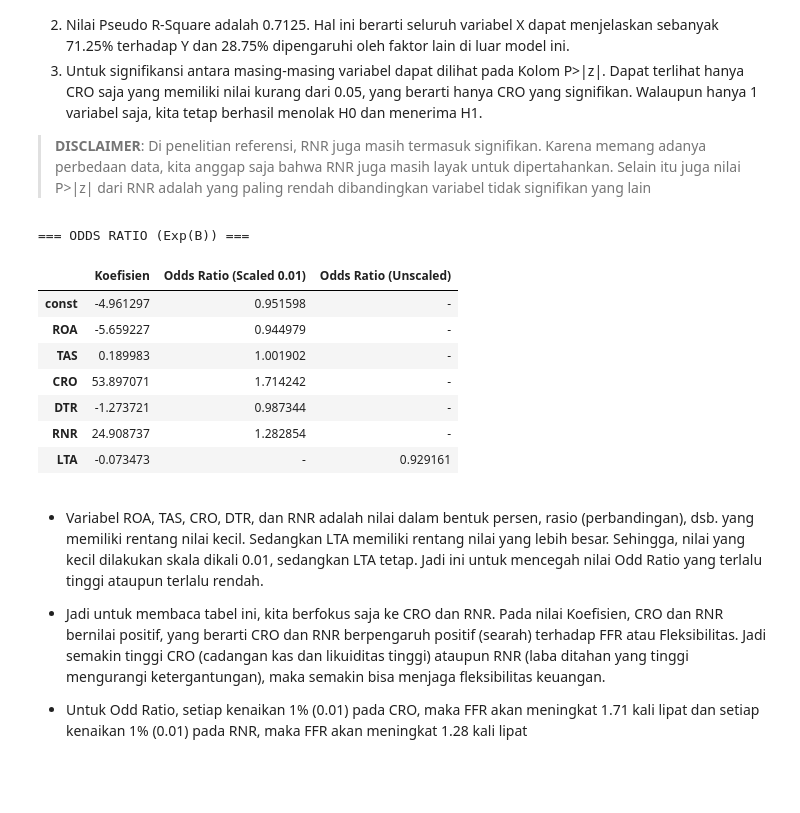
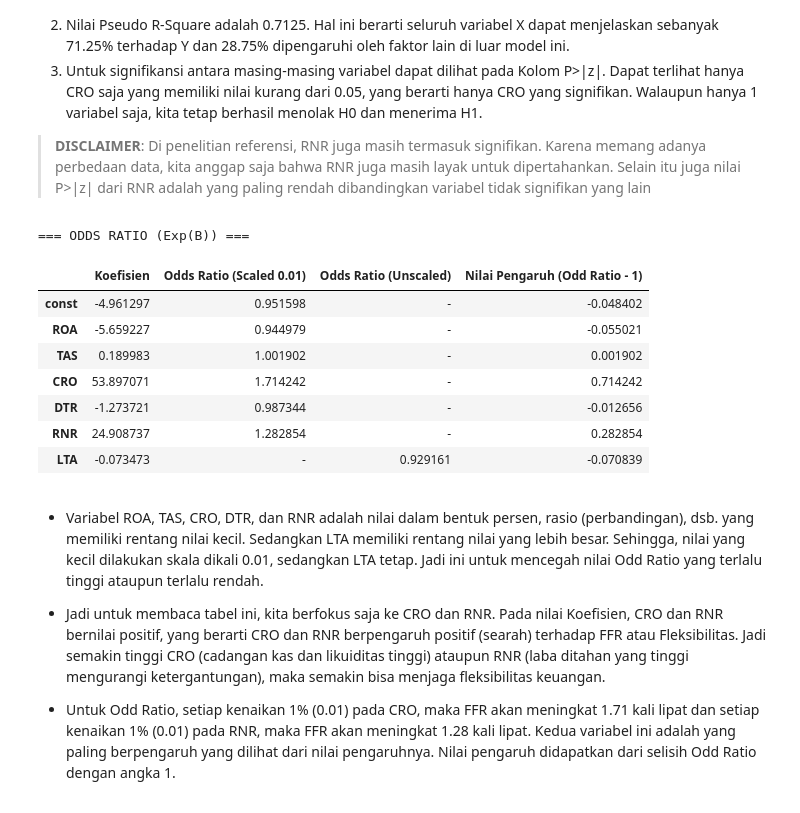
Before and after one commit to Otniel113/FinanceManagement, a Jupyter notebook: Faktor-Fleksibilitas-Keuangan/01_Regresi_Logistik.ipynb, the cells around one changed output. Cells and saved outputs as stored; diff of their text form; code cells hidden in the pictures; blank space fills up the shorter version.

```diff
--- a/Faktor-Fleksibilitas-Keuangan/01_Regresi_Logistik.ipynb
+++ b/Faktor-Fleksibilitas-Keuangan/01_Regresi_Logistik.ipynb
@@ -219,44 +236,56 @@ Hal-hal yang bisa diobservasi:
 # %%
 print("=== ODDS RATIO (Exp(B)) ===")
 
 # Menghitung Odds Ratio berdasarkan kondisi
 scaled_or = []
 unscaled_or = []
+nilai_pengaruh = []
 
 for idx, val in result.params.items():
     # Logika untuk kolom 2 (Scaled 0.01) - Tidak berlaku untuk LTA
     if idx == 'LTA':
-        scaled_or.append('-')
+        scaled_val = '-'
+        scaled_or.append(scaled_val)
     else:
-        scaled_or.append(np.exp(val * 0.01))
+        scaled_val = np.exp(val * 0.01)
+        scaled_or.append(scaled_val)
 
     # Logika untuk kolom 3 (Unscaled) - Hanya berlaku untuk LTA
     if idx == 'LTA':
-        unscaled_or.append(np.exp(val))
+        unscaled_val = np.exp(val)
+        unscaled_or.append(unscaled_val)
     else:
-        unscaled_or.append('-')
+        unscaled_val = '-'
+        unscaled_or.append(unscaled_val)
+
+    # Menghitung Nilai Pengaruh (OR - 1)
+    if idx == 'LTA':
+        nilai_pengaruh.append(unscaled_val - 1)
+    else:
+        nilai_pengaruh.append(scaled_val - 1)
 
 # Membuat DataFrame hasil
 odds_ratio_df = pd.DataFrame({
     'Koefisien': result.params,
     'Odds Ratio (Scaled 0.01)': scaled_or,
-    'Odds Ratio (Unscaled)': unscaled_or
+    'Odds Ratio (Unscaled)': unscaled_or,
+    'Nilai Pengaruh (Odd Ratio - 1)': nilai_pengaruh
 })
 
 odds_ratio_df
 # %% [output]
 === ODDS RATIO (Exp(B)) ===
-|  | Koefisien | Odds Ratio (Scaled 0.01) | Odds Ratio (Unscaled) |
-| const | -4.961297 | 0.951598 | - |
-| ROA | -5.659227 | 0.944979 | - |
-| TAS | 0.189983 | 1.001902 | - |
-| CRO | 53.897071 | 1.714242 | - |
-| DTR | -1.273721 | 0.987344 | - |
-| RNR | 24.908737 | 1.282854 | - |
-| LTA | -0.073473 | - | 0.929161 |
+|  | Koefisien | Odds Ratio (Scaled 0.01) | Odds Ratio (Unscaled) | Nilai Pengaruh (Odd Ratio - 1) |
+| const | -4.961297 | 0.951598 | - | -0.048402 |
+| ROA | -5.659227 | 0.944979 | - | -0.055021 |
+| TAS | 0.189983 | 1.001902 | - | 0.001902 |
+| CRO | 53.897071 | 1.714242 | - | 0.714242 |
+| DTR | -1.273721 | 0.987344 | - | -0.012656 |
+| RNR | 24.908737 | 1.282854 | - | 0.282854 |
+| LTA | -0.073473 | - | 0.929161 | -0.070839 |
 # %% [markdown]
 * Variabel ROA, TAS, CRO, DTR, dan RNR adalah nilai dalam bentuk persen, rasio (perbandingan), dsb. yang memiliki rentang nilai kecil. Sedangkan LTA memiliki rentang nilai yang lebih besar. Sehingga, nilai yang kecil dilakukan skala dikali 0.01, sedangkan LTA tetap. Jadi ini untuk mencegah nilai Odd Ratio yang terlalu tinggi ataupun terlalu rendah.
 
 * Jadi untuk membaca tabel ini, kita berfokus saja ke CRO dan RNR. Pada nilai Koefisien, CRO dan RNR bernilai positif, yang berarti CRO dan RNR berpengaruh positif (searah) terhadap FFR atau Fleksibilitas. Jadi semakin tinggi CRO (cadangan kas dan likuiditas tinggi) ataupun RNR (laba ditahan yang tinggi mengurangi ketergantungan), maka semakin bisa menjaga fleksibilitas keuangan.
 
-* Untuk Odd Ratio, setiap kenaikan 1% (0.01) pada CRO, maka FFR akan meningkat 1.71 kali lipat dan setiap kenaikan 1% (0.01) pada RNR, maka FFR akan meningkat 1.28 kali lipat
+* Untuk Odd Ratio, setiap kenaikan 1% (0.01) pada CRO, maka FFR akan meningkat 1.71 kali lipat dan setiap kenaikan 1% (0.01) pada RNR, maka FFR akan meningkat 1.28 kali lipat. Kedua variabel ini adalah yang paling berpengaruh yang dilihat dari nilai pengaruhnya. Nilai pengaruh didapatkan dari selisih Odd Ratio dengan angka 1.
```
Also changed, not shown: parts of 7 cells of this notebook, 2 other files.
